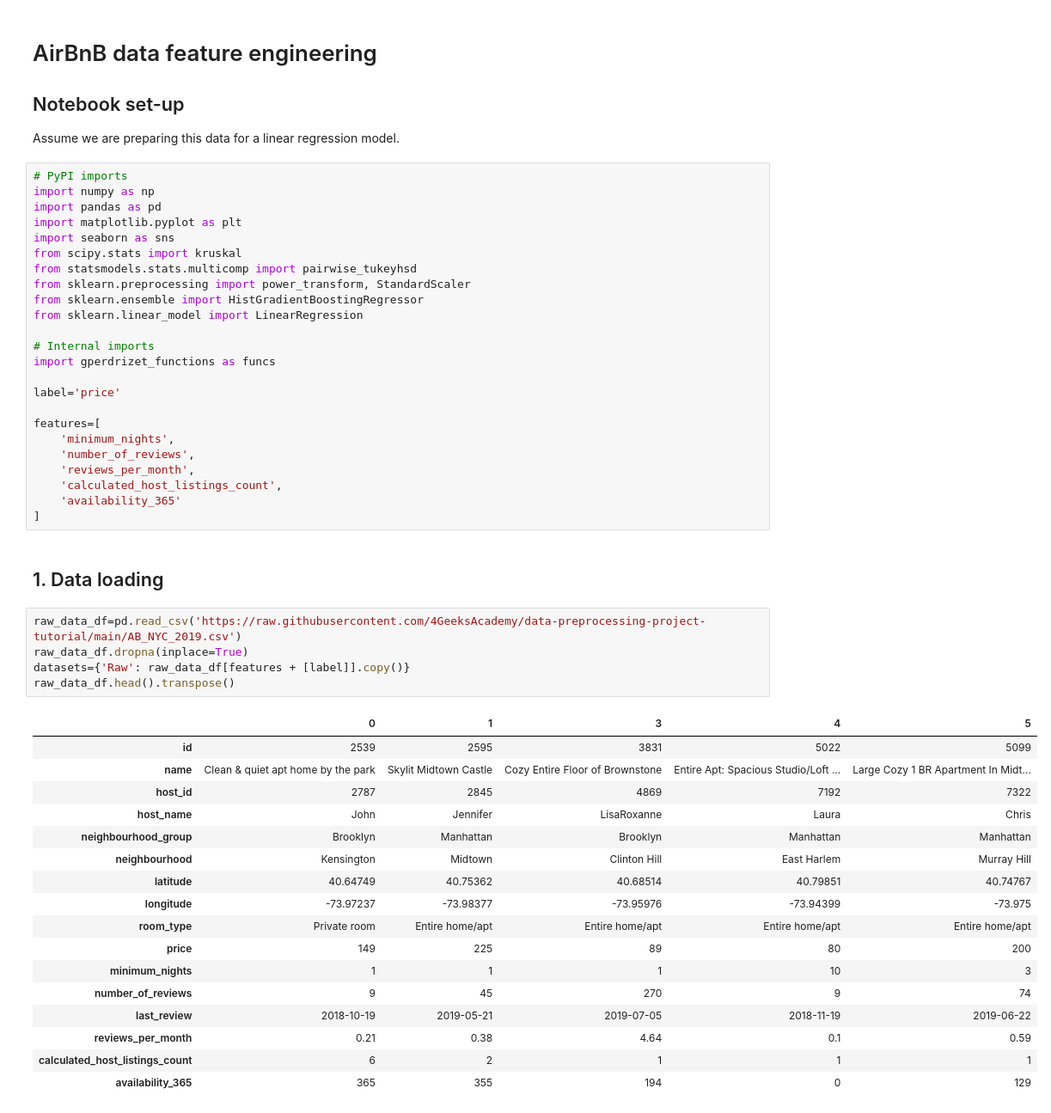
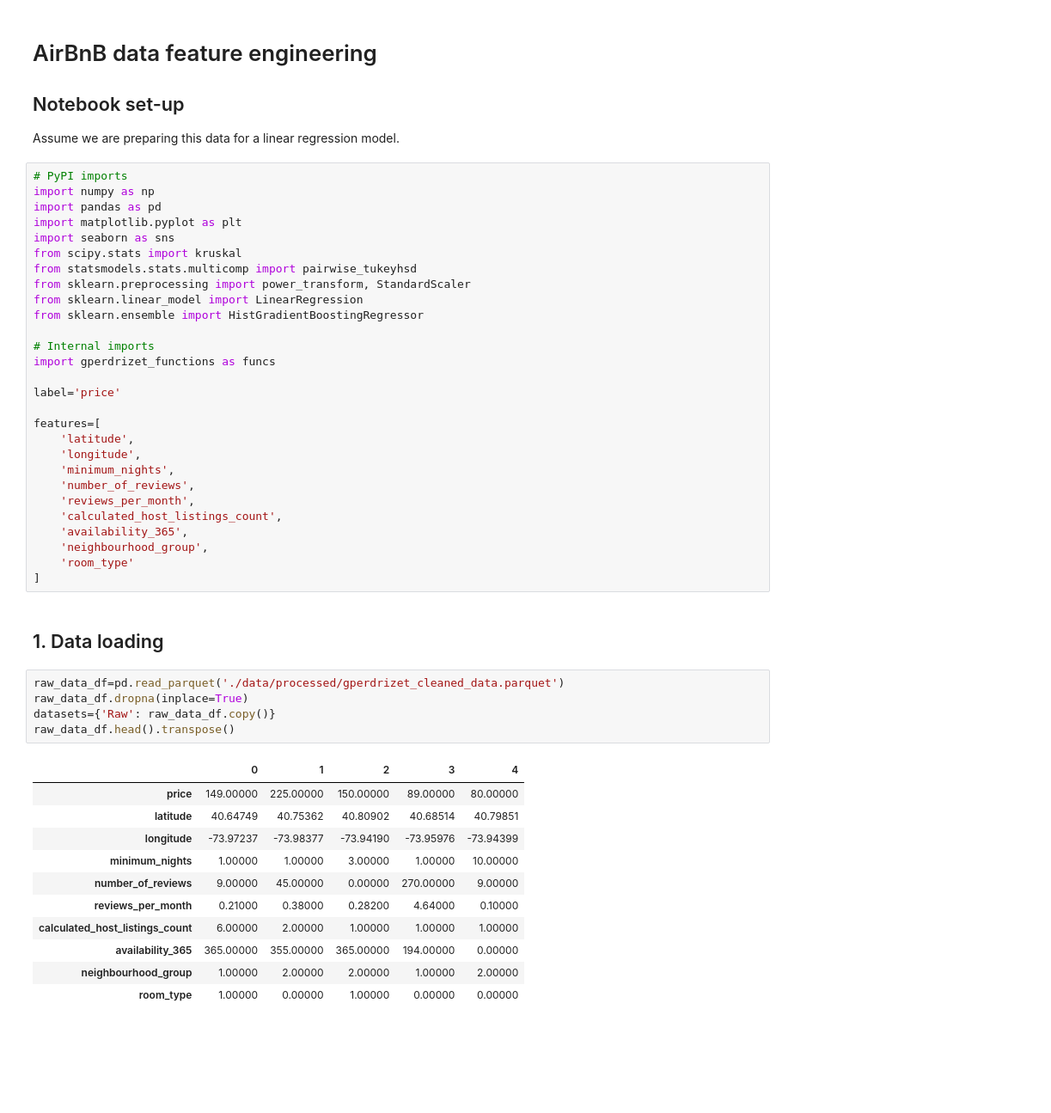
Before and after one commit to gperdrizet/gperdrizet-data-preprocessing-project-tutorial, a Jupyter notebook: gperdrizet-04_feature_engineering.ipynb, the cells around one changed output. Shown at 86% size. Cells and saved outputs as stored; diff of their text form; blank space fills up the shorter version.

```diff
--- a/gperdrizet-04_feature_engineering.ipynb
+++ b/gperdrizet-04_feature_engineering.ipynb
@@ -13,8 +13,8 @@ import seaborn as sns
 from scipy.stats import kruskal
 from statsmodels.stats.multicomp import pairwise_tukeyhsd
 from sklearn.preprocessing import power_transform, StandardScaler
+from sklearn.linear_model import LinearRegression
 from sklearn.ensemble import HistGradientBoostingRegressor
-from sklearn.linear_model import LinearRegression
 
 # Internal imports
 import gperdrizet_functions as funcs
@@ -22,37 +22,35 @@ import gperdrizet_functions as funcs
 label='price'
 
 features=[
+    'latitude',
+    'longitude',
     'minimum_nights',
     'number_of_reviews',
     'reviews_per_month',
     'calculated_host_listings_count',
-    'availability_365'
+    'availability_365',
+    'neighbourhood_group',
+    'room_type'
 ]
 # %% [markdown]
 ## 1. Data loading
 # %%
-raw_data_df=pd.read_csv('https://raw.githubusercontent.com/4GeeksAcademy/data-preprocessing-project-tutorial/main/AB_NYC_2019.csv')
+raw_data_df=pd.read_parquet('./data/processed/gperdrizet_cleaned_data.parquet')
 raw_data_df.dropna(inplace=True)
-datasets={'Raw': raw_data_df[features + [label]].copy()}
+datasets={'Raw': raw_data_df.copy()}
 raw_data_df.head().transpose()
 # %% [output]
-|  | 0 | 1 | 3 | 4 | 5 |
-| id | 2539 | 2595 | 3831 | 5022 | 5099 |
-| name | Clean & quiet apt home by the park | Skylit Midtown Castle | Cozy Entire Floor of Brownstone | Entire Apt: Spacious Studio/Loft ... | Large Cozy 1 BR Apartment In Midt... |
-| host_id | 2787 | 2845 | 4869 | 7192 | 7322 |
-| host_name | John | Jennifer | LisaRoxanne | Laura | Chris |
-| neighbourhood_group | Brooklyn | Manhattan | Brooklyn | Manhattan | Manhattan |
-| neighbourhood | Kensington | Midtown | Clinton Hill | East Harlem | Murray Hill |
-| latitude | 40.64749 | 40.75362 | 40.68514 | 40.79851 | 40.74767 |
-| longitude | -73.97237 | -73.98377 | -73.95976 | -73.94399 | -73.975 |
-| room_type | Private room | Entire home/apt | Entire home/apt | Entire home/apt | Entire home/apt |
-| price | 149 | 225 | 89 | 80 | 200 |
-| minimum_nights | 1 | 1 | 1 | 10 | 3 |
-| number_of_reviews | 9 | 45 | 270 | 9 | 74 |
-| last_review | 2018-10-19 | 2019-05-21 | 2019-07-05 | 2018-11-19 | 2019-06-22 |
-| reviews_per_month | 0.21 | 0.38 | 4.64 | 0.1 | 0.59 |
-| calculated_host_listings_count | 6 | 2 | 1 | 1 | 1 |
-| availability_365 | 365 | 355 | 194 | 0 | 129 |
+|  | 0 | 1 | 2 | 3 | 4 |
+| price | 149.00000 | 225.00000 | 150.00000 | 89.00000 | 80.00000 |
+| latitude | 40.64749 | 40.75362 | 40.80902 | 40.68514 | 40.79851 |
+| longitude | -73.97237 | -73.98377 | -73.94190 | -73.95976 | -73.94399 |
+| minimum_nights | 1.00000 | 1.00000 | 3.00000 | 1.00000 | 10.00000 |
+| number_of_reviews | 9.00000 | 45.00000 | 0.00000 | 270.00000 | 9.00000 |
+| reviews_per_month | 0.21000 | 0.38000 | 0.28200 | 4.64000 | 0.10000 |
+| calculated_host_listings_count | 6.00000 | 2.00000 | 1.00000 | 1.00000 | 1.00000 |
+| availability_365 | 365.00000 | 355.00000 | 365.00000 | 194.00000 | 0.00000 |
+| neighbourhood_group | 1.00000 | 2.00000 | 2.00000 | 1.00000 | 2.00000 |
+| room_type | 1.00000 | 0.00000 | 1.00000 | 0.00000 | 0.00000 |
 # %%
 raw_data_df[features].describe()
 # %% [output]
```
Also changed, not shown: parts of 18 cells of this notebook.
